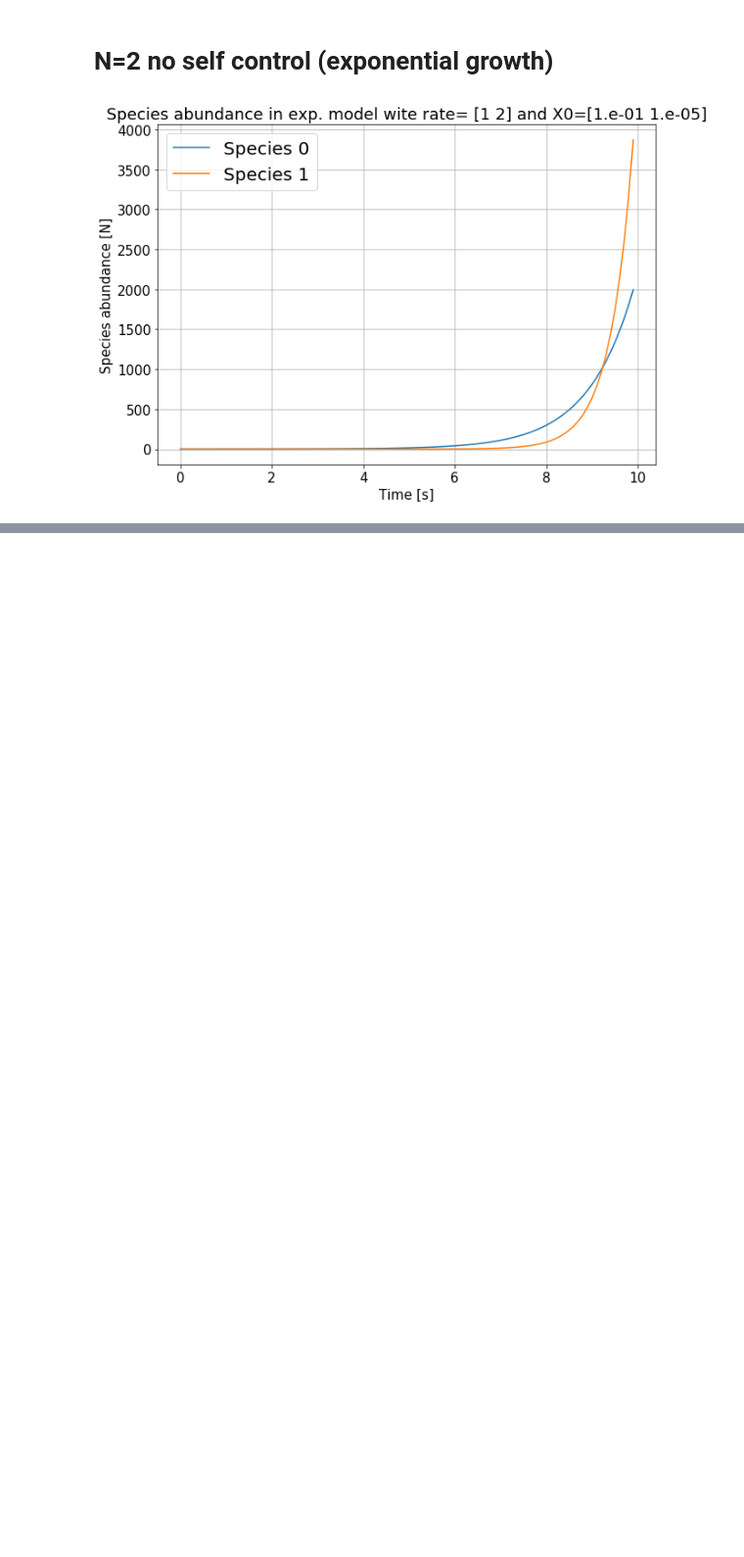
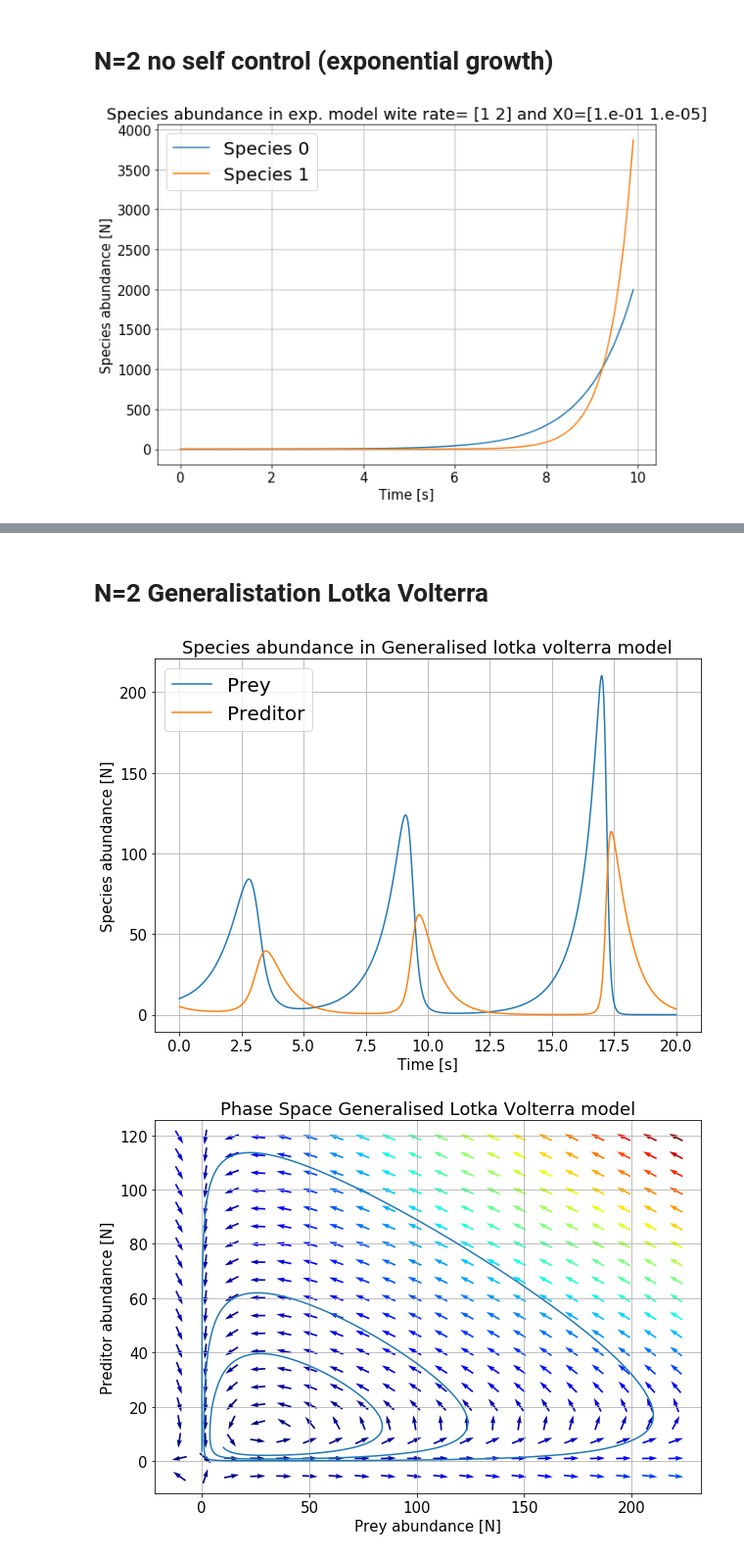
Before and after one commit to ltuijnder/HybridCommunities, a Jupyter notebook: PhasePlots.ipynb, the cells around one changed output, grey strips where cells are left out. Shown: that part at 98% size. Drawn from its saved outputs; the diff is of its cells as text; code cells hidden in the pictures; blank space fills up the shorter version.

```diff
--- a/PhasePlots.ipynb
+++ b/PhasePlots.ipynb
@@ -45,0 +122,45 @@ TestFig=FigPlotTime(FS_Unbound,Sollution)
+# %% [markdown]
+# N=2 Generalistation Lotka Volterra
+# %%
+def F_LtkaVolGen(t,X):
+    F=r*X+X*np.dot(A,X) # Here X needs to be np.array.shape=(2,)
+    return F
+
+def F_LtkaVolGenN2(t,X): # this is needed for the quiver plot
+    F0=r[0]*X[0]+X[0]*A[0][0]*X[0]+X[0]*A[0][1]*X[1]
+    F1=r[1]*X[1]+X[1]*A[1][0]*X[0]+X[1]*A[1][1]*X[1]
+    return np.array([F0,F1])
+# %%
+# specification parameters
+r=np.array([1,-1.5])# interinisc growth rate
+d=0.1 # dying rate of prey by preditors
+e=0.5 # converision
+K=np.array([300,300])#capacity
+A=np.array([[1/K[0],-1*d],[e*d,1/K[1]]])
+
+# specification for intergration
+tspan=[0,20]# over which time integral should we solve
+X0=np.array([10,5])
+dt=0.01
+teval=np.arange(tspan[0],tspan[1],dt)
+
+# specification for plot
+FS_LtkaVolGen=FigSetting("TimeLtakVolGen")
+FS_LtkaVolGen.Title="Species abundance in Generalised lotka volterra model"
+FS_LtkaVolGen.xlabel="Time [s]"
+FS_LtkaVolGen.ylabel="Species abundance [N]"
+FS_LtkaVolGen.label=["Prey","Preditor"]
+
+#calculate and plot
+Sollution=solve_ivp(fun=F_LtkaVolGen,t_span=tspan,y0=X0,t_eval=teval)
+FigLtkaVol=FigPlotTime(FS_LtkaVolGen,Sollution)
+
+FS_GLVPhase=FigSetting("PhaseGLtkaVol")
+FS_GLVPhase.Title="Phase Space Generalised Lotka Volterra model"
+FS_GLVPhase.xlabel="Prey abundance [N]"
+FS_GLVPhase.ylabel="Preditor abundance [N]"
+
+FigLtkaVolPhase=FigPlotPhaseSpace(FS_GLVPhase,Sollution,F_LtkaVolGenN2)
+# %% [output]
+[figure, added]
+[figure, added]
```
Also changed, not shown: parts of 10 cells of this notebook, 2 other files.
